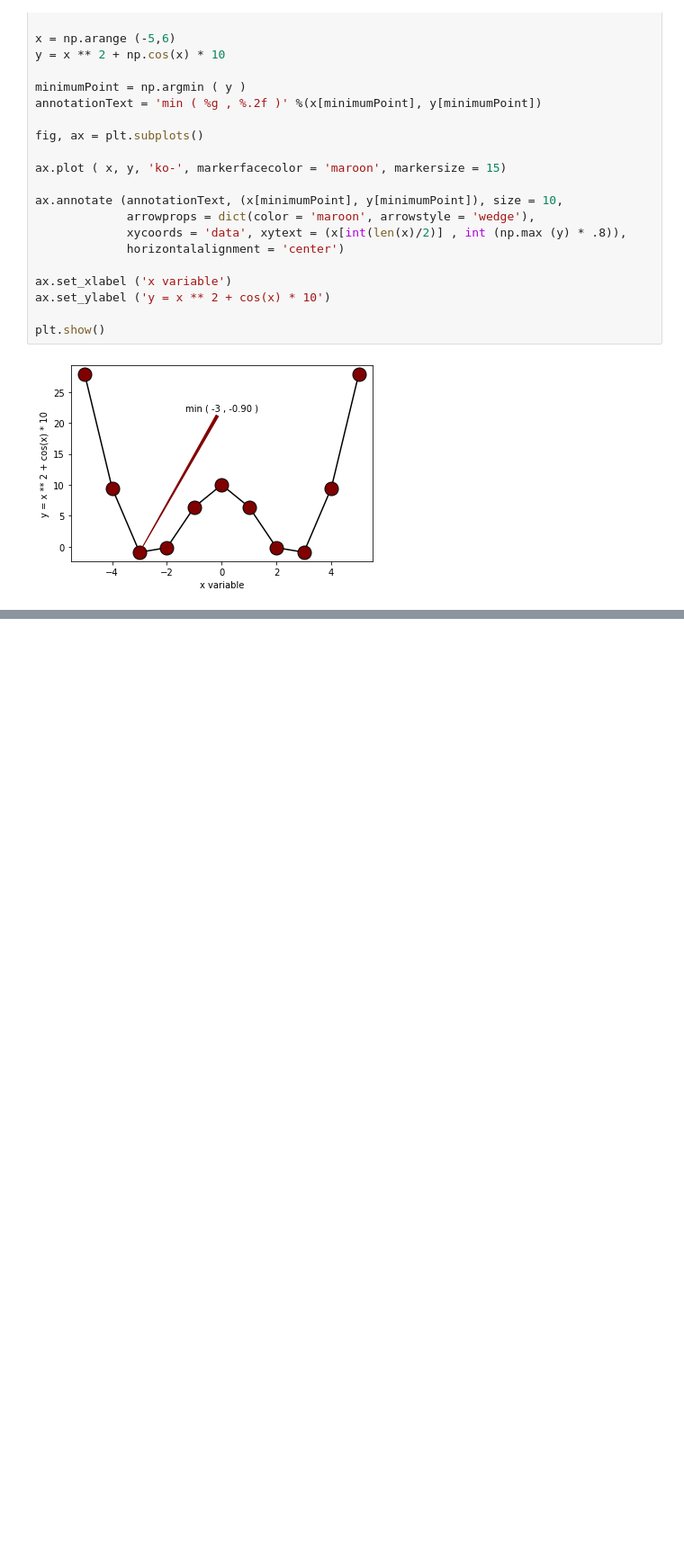
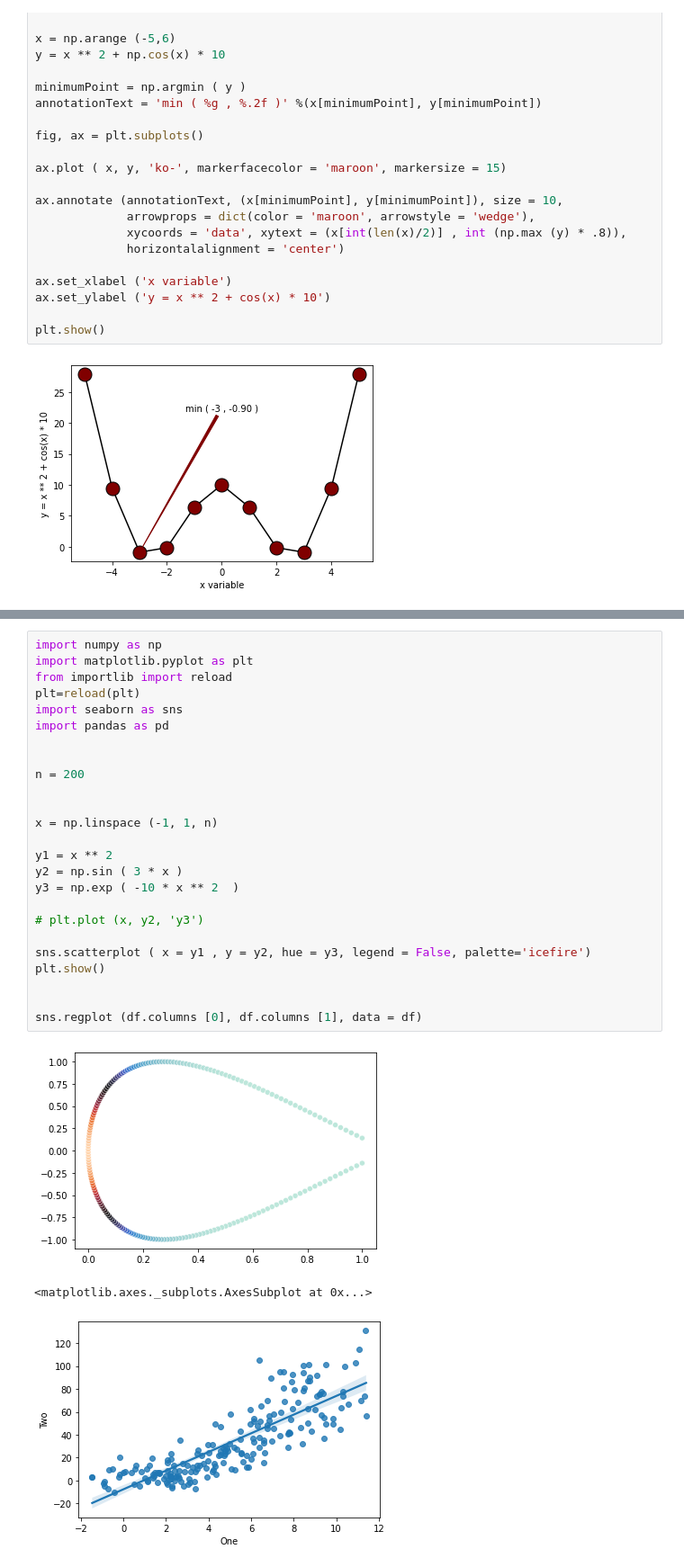
Before and after one commit to AndrewMichael2020/SolvingMathProblems, a Jupyter notebook: VizPythonReview.ipynb, the cells around one changed output, grey strips where cells are left out. Shown at 90% size. Cells and saved outputs as stored; diff of their text form; blank space fills up the shorter version.

```diff
--- a/VizPythonReview.ipynb
+++ b/VizPythonReview.ipynb
@@ -272,0 +325,29 @@ plt.show()
+# %%
+import numpy as np
+import matplotlib.pyplot as plt
+from importlib import reload
+plt=reload(plt)
+import seaborn as sns
+import pandas as pd
+
+
+n = 200
+
+
+x = np.linspace (-1, 1, n)
+
+y1 = x ** 2
+y2 = np.sin ( 3 * x )
+y3 = np.exp ( -10 * x ** 2  )
+
+# plt.plot (x, y2, 'y3')
+
+sns.scatterplot ( x = y1 , y = y2, hue = y3, legend = False, palette='icefire')
+plt.show()
+
+
+sns.regplot (df.columns [0], df.columns [1], data = df)
+# %% [output]
+[figure, added]
+<matplotlib.axes._subplots.AxesSubplot at 0x...>
+[figure, added]
```
Also changed, not shown: parts of 2 cells of this notebook.
